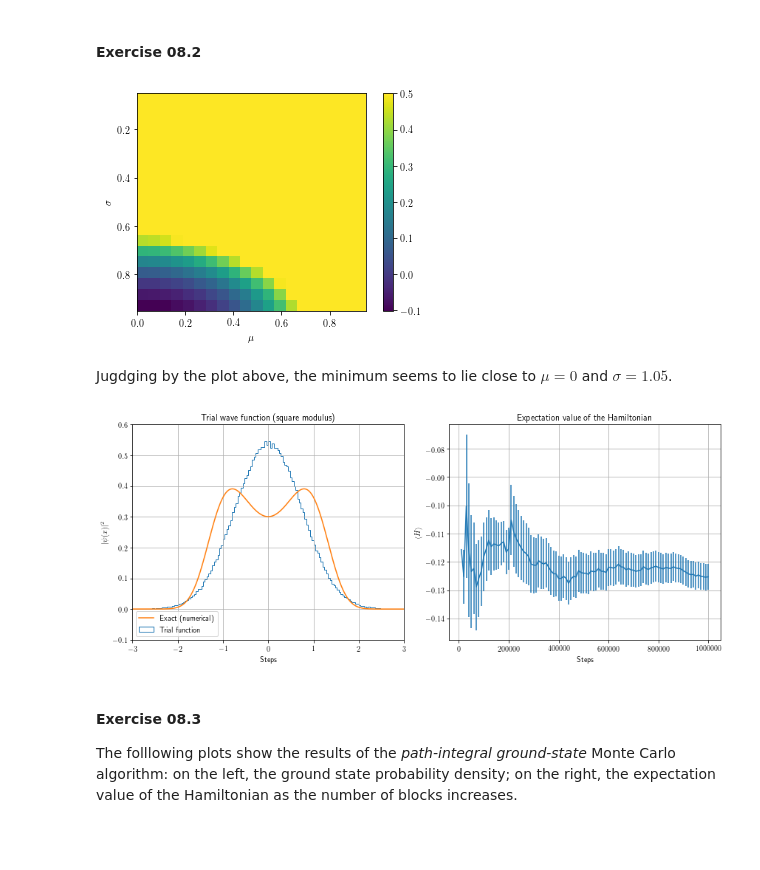
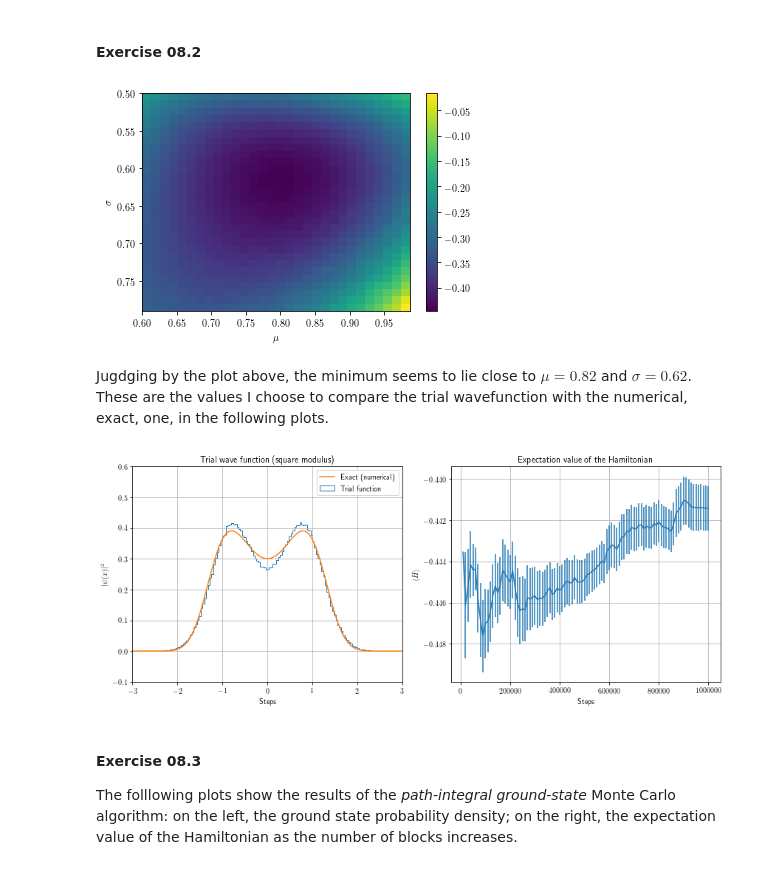
Before and after one commit to phaerrax/lab-simulazione-numerica, a Jupyter notebook: exercise08/exercise08.ipynb, the cells around one changed output. Saved outputs shown, nothing was run; the diff lists cells and outputs as text; code cells hidden in the pictures; blank space fills up the shorter version.

```diff
--- a/exercise08/exercise08.ipynb
+++ b/exercise08/exercise08.ipynb
@@ -27,36 +27,34 @@ plt.show()
 # %%
 prefix = "exercise08-2/"
 mu, sigma, energy_avg, energy_err = np.loadtxt(prefix + "grid.dat", unpack = True)
 
 N = int(np.sqrt(len(mu)))
 grid = energy_avg.reshape((N, N)).T
 
 # In order to see the minimum more easily, and knowing it
-# is negative, I will clip the values in 'data', keeping
-# only those below 0.5.
-grid = grid.clip(None, 0.5)
+# is negative, I will clip the values in 'grid', keeping
+# only the negative ones.
+grid = grid.clip(None, 0)
 
 fig, axes = plt.subplots()
 im = plt.imshow(grid, extent = (mu.min(), mu.max(), sigma.max(), sigma.min()),
            interpolation = "nearest")
 
 axes.set_xlabel(r"$\mu$")
 axes.set_ylabel(r"$\sigma$")
+axes.set_aspect("auto")
 fig.colorbar(im)
 plt.show()
 # %% [output]
-[figure, old version]
+[figure, new version]
 # %% [markdown]
-Jugdging by the plot above, the minimum seems to lie close to $\mu=0$ and $\sigma=1.05$.
+Jugdging by the plot above, the minimum seems to lie close to $\mu=0.82$ and $\sigma=0.62$. These are the values I choose to compare the trial wavefunction with the numerical, exact, one, in the following plots.
 # %%
-# When the minimum has been found, calculate the expectation value
-# of the Hamiltonian and visualize the wave function.
-
 fig, axes = plt.subplots(nrows = 1, ncols = 2, figsize = (12, 5))
 axes = axes.flatten()
 
 # Re-run the simulation with the optimal parameters found before.
-best_mu, best_sigma = 0, 1.05
+best_mu, best_sigma = 0.82, 0.62
 os.chdir("/home/studenti/davide.ferracin/lab-simulazione-numerica/exercise08/exercise08-2/")
 os.system("./exercise08-2 %.3f" % (best_mu) + " " + "%.3f" % (best_sigma))
 
@@ -117,7 +115,7 @@ axes[0].legend()
 fig.tight_layout()
 plt.show()
 # %% [output]
-[figure, old version]
+[figure, new version]
 # %% [markdown]
 #### Exercise 08.3
 The folllowing plots show the results of the *path-integral ground-state* Monte Carlo algorithm: on the left, the ground state probability density; on the right, the expectation value of the Hamiltonian as the number of blocks increases.
```
Also changed, not shown: 2 other files.
